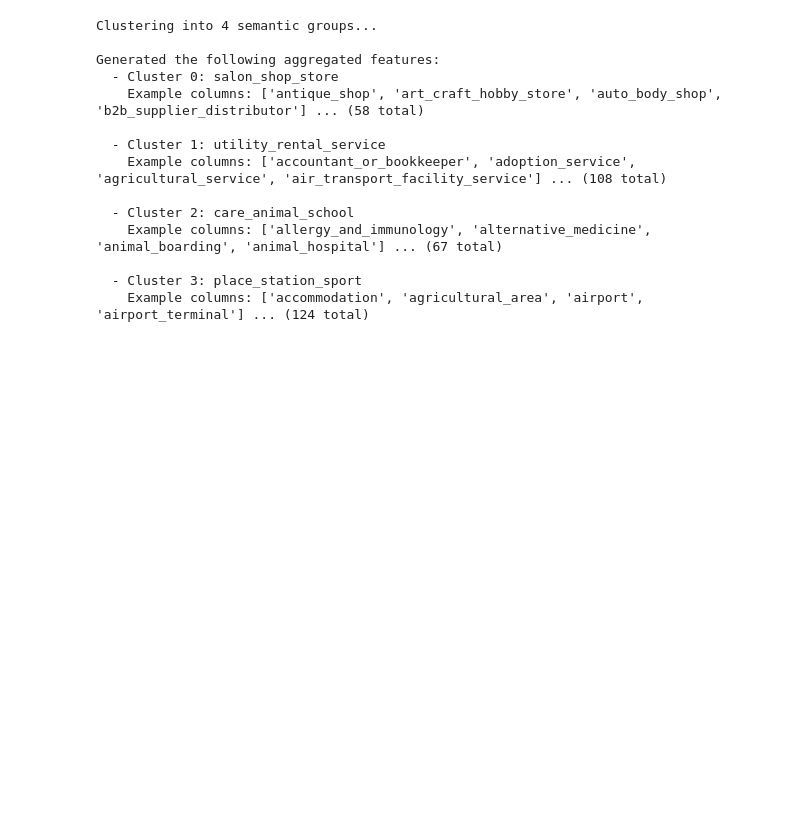
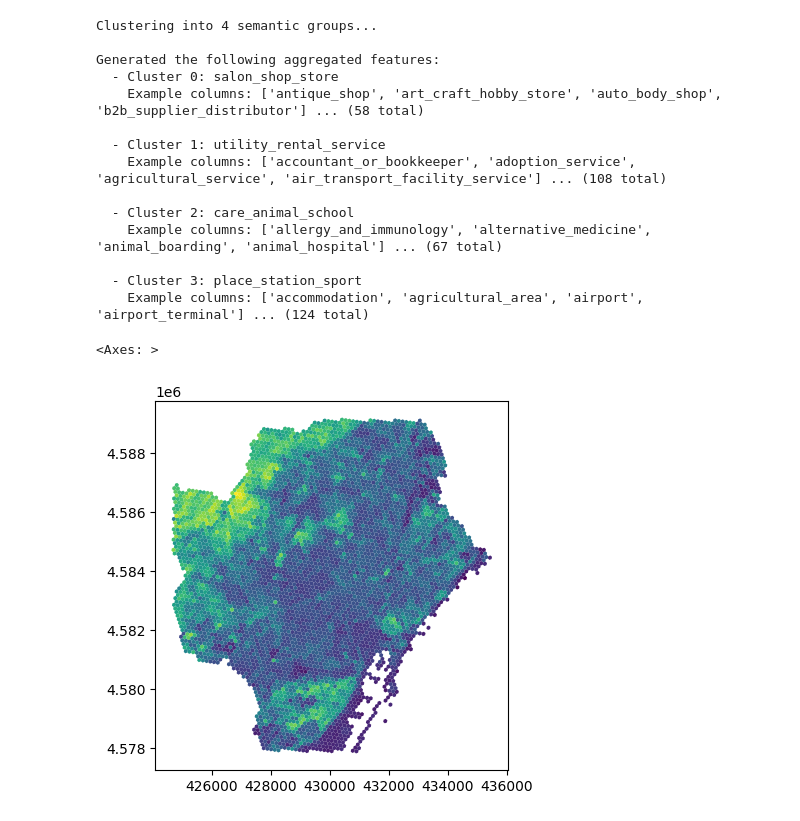
Before and after one commit to jammy-data/REALLOCATE_AI, a Jupyter notebook: notebooks/03_5_dimensionality_reduction.ipynb, the cells around one changed output. Saved outputs shown, nothing was run; the diff lists cells and outputs as text; code cells hidden in the pictures; blank space fills up the shorter version.

```diff
--- a/notebooks/03_5_dimensionality_reduction.ipynb
+++ b/notebooks/03_5_dimensionality_reduction.ipynb
@@ -274,0 +278,5 @@ Generated the following aggregated features:
+# %%
+pois_reduced = pois_geo.join(pois_reduced)
+buildings_reduced = buildings_geo.join(buildings_reduced)
+landuse_reduced = landuse_geo.join(landuse_reduced)
+ndvi_reduced = ndvi[['h3_id', 'geometry','mean_ndvi']].copy()
@@ -274,0 +290,5 @@ Generated the following aggregated features:
+# %%
+ndvi_reduced.plot(column='mean_ndvi')
+# %% [output]
+<Axes: >
+[figure, added]
```
Also changed, not shown: parts of 11 cells of this notebook, 3 other files.
